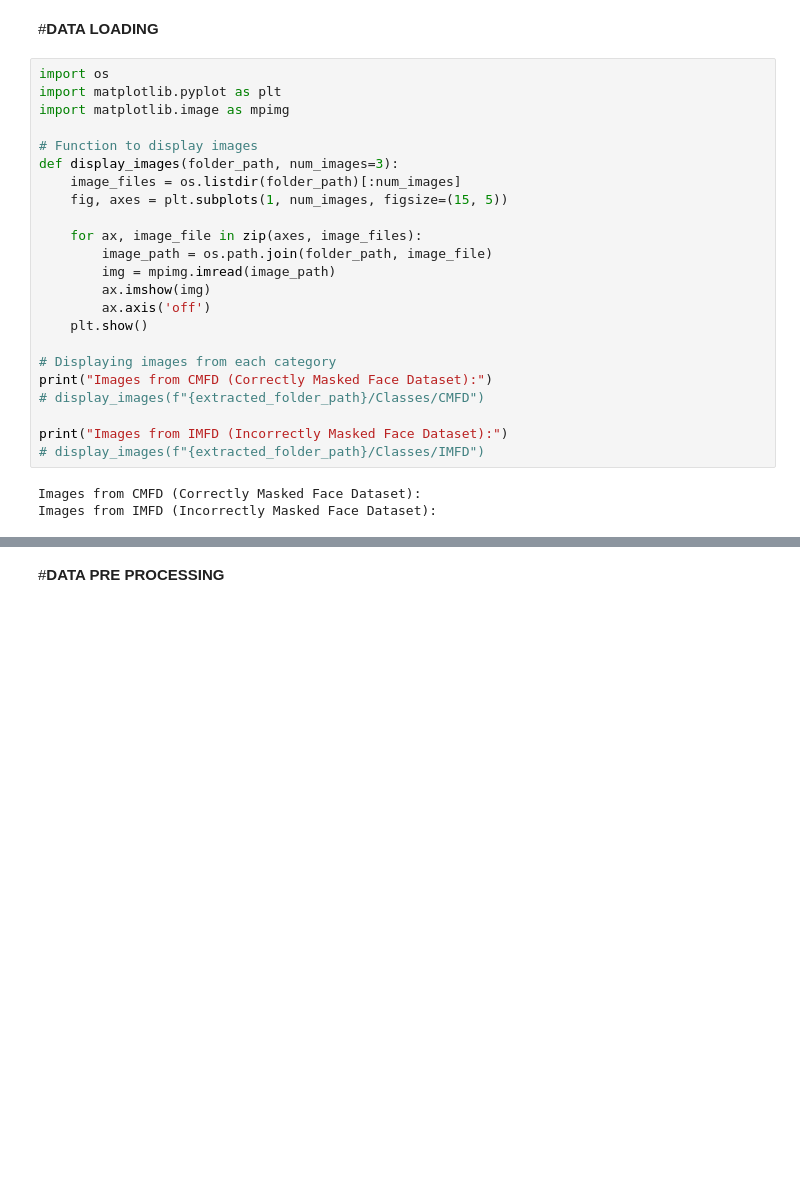
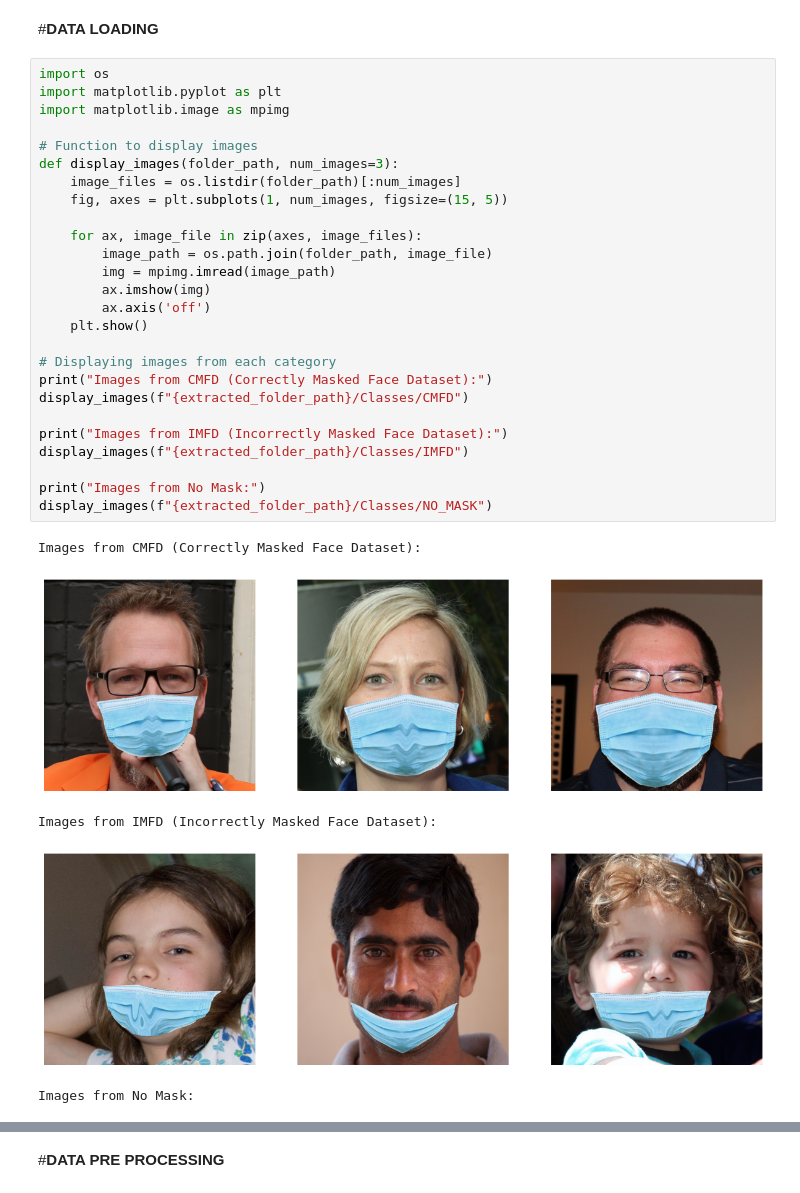
Before and after one commit to sivask01/CMPE-255-01, a Jupyter notebook: face_mask_classifier.ipynb, the cells around one changed output, grey strips where cells are left out. Cells and saved outputs as stored; diff of their text form; blank space fills up the shorter version.

```diff
--- a/face_mask_classifier.ipynb
+++ b/face_mask_classifier.ipynb
@@ -46,26 +46,32 @@ extracted_folder_path
 # %%
 import os
 import matplotlib.pyplot as plt
 import matplotlib.image as mpimg
 
 # Function to display images
 def display_images(folder_path, num_images=3):
     image_files = os.listdir(folder_path)[:num_images]
     fig, axes = plt.subplots(1, num_images, figsize=(15, 5))
 
     for ax, image_file in zip(axes, image_files):
         image_path = os.path.join(folder_path, image_file)
         img = mpimg.imread(image_path)
         ax.imshow(img)
         ax.axis('off')
     plt.show()
 
 # Displaying images from each category
 print("Images from CMFD (Correctly Masked Face Dataset):")
-# display_images(f"{extracted_folder_path}/Classes/CMFD")
+display_images(f"{extracted_folder_path}/Classes/CMFD")
 
 print("Images from IMFD (Incorrectly Masked Face Dataset):")
-# display_images(f"{extracted_folder_path}/Classes/IMFD")
+display_images(f"{extracted_folder_path}/Classes/IMFD")
+
+print("Images from No Mask:")
+display_images(f"{extracted_folder_path}/Classes/NO_MASK")
 # %% [output]
 Images from CMFD (Correctly Masked Face Dataset):
-Images from IMFD (Incorrectly Masked Face Dataset):
+[figure, added]
+Images from IMFD (Incorrectly Masked Face Dataset):
+[figure, added]
+Images from No Mask:
```
Also changed, not shown: parts of 5 cells of this notebook.
